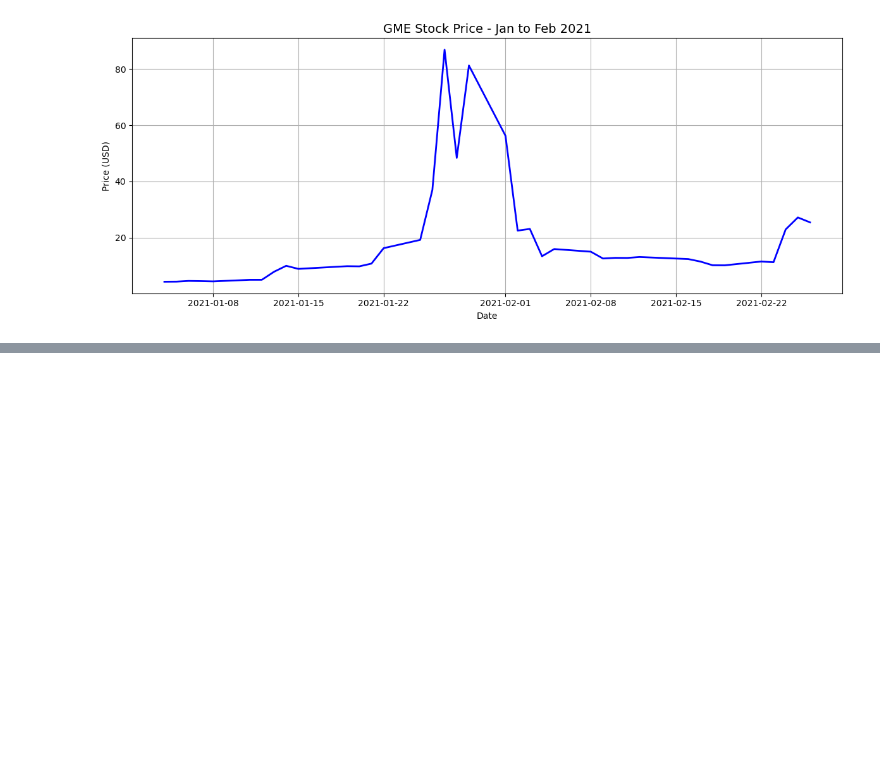
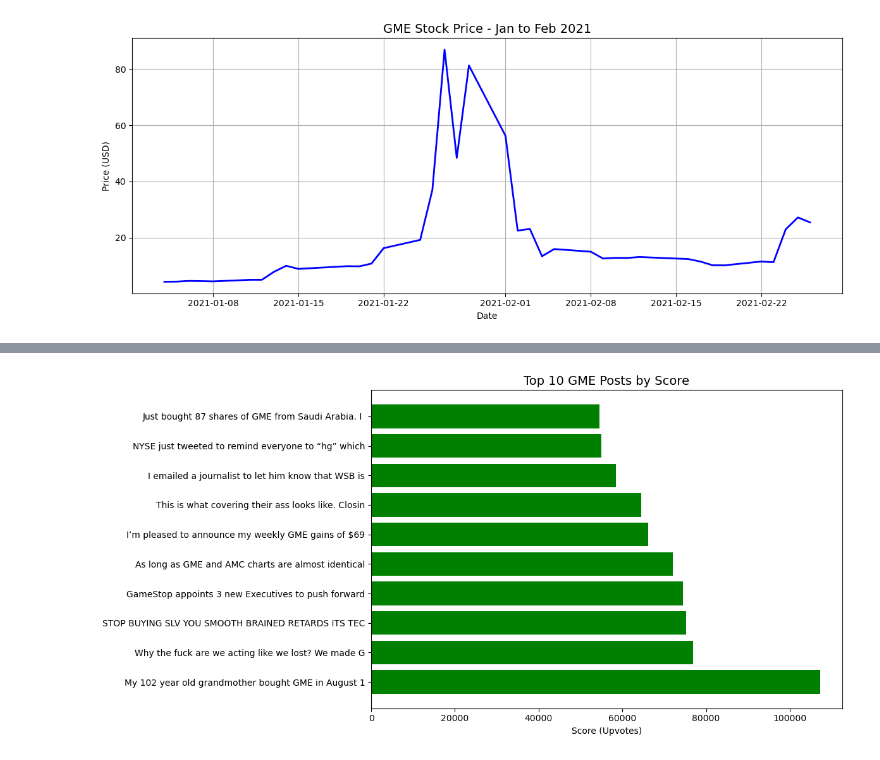
Before and after one commit to madhulikaw/sentiment-stock-analysis, a Jupyter notebook: notebooks/03_eda.ipynb, the cells around one changed output, grey strips where cells are left out. Saved outputs shown, nothing was run; the diff lists cells and outputs as text; code cells hidden in the pictures; blank space fills up the shorter version.

```diff
--- a/notebooks/03_eda.ipynb
+++ b/notebooks/03_eda.ipynb
@@ -32,0 +79,11 @@ plt.show()
+# %%
+#Top 10 highest scored GME posts
+top_posts = reddit_2021.nlargest(10, 'score')[['title', 'score']]
+plt.figure(figsize=(12, 6))
+plt.barh(top_posts['title'].str[:50], top_posts['score'], color='green')
+plt.title('Top 10 GME Posts by Score', fontsize=14)
+plt.xlabel('Score (Upvotes)')
+plt.tight_layout()
+plt.show()
+# %% [output]
+[figure, added]
```
Also changed, not shown: parts of 3 cells of this notebook, 2 other files.
